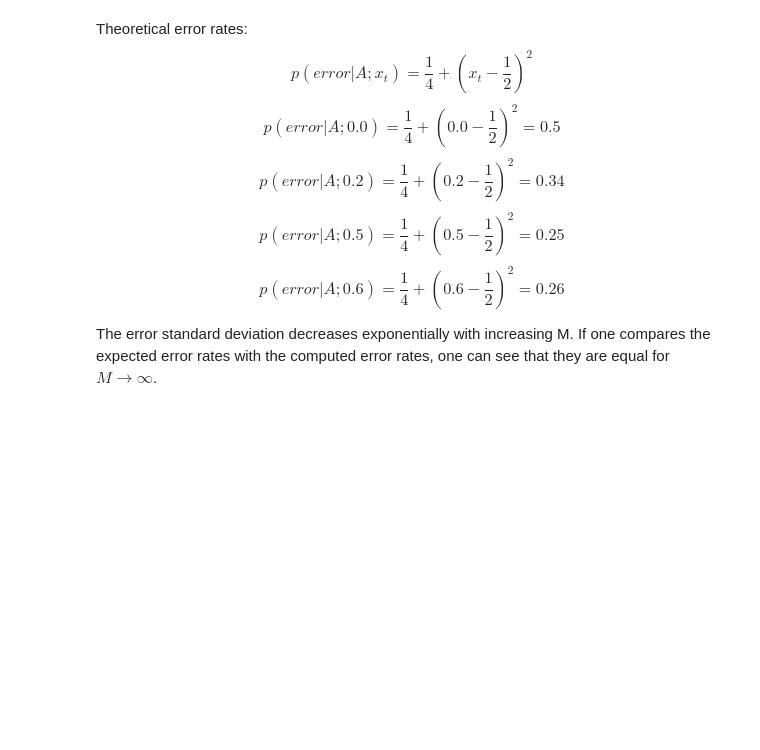
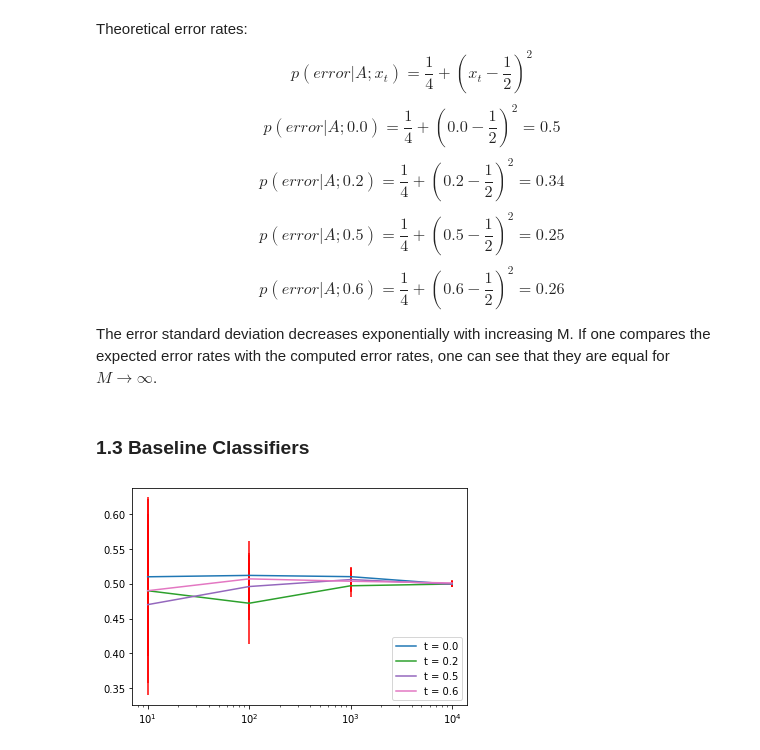
Before and after one commit to J-Gann/FML, a Jupyter notebook: ex01.ipynb, the cells around one changed output. Saved outputs shown, nothing was run; the diff lists cells and outputs as text; code cells hidden in the pictures; blank space fills up the shorter version.

```diff
--- a/ex01.ipynb
+++ b/ex01.ipynb
@@ -134,3 +134,20 @@ $$p(error|A;0.6) = \frac{1}{4} + (0.6 - \frac{1}{2})^{2} = 0.26$$
 
 The error standard deviation decreases exponentially with increasing M.
 If one compares the expected error rates with the computed error rates, one can see that they are equal for $ M \to \infty $.
+# %% [markdown]
+### 1.3 Baseline Classifiers
+# %%
+def fC(X,t):
+    r = random.random()
+    u = 1 if r >= 0.5 else 0
+    return u
+
+def fD(X,t):
+    return 1
+# %%
+experiment(0.0, fC)
+experiment(0.2, fC)
+experiment(0.5, fC)
+experiment(0.6, fC)
+# %% [output]
+[figure, added]
```
Also changed, not shown: parts of 6 cells of this notebook.
